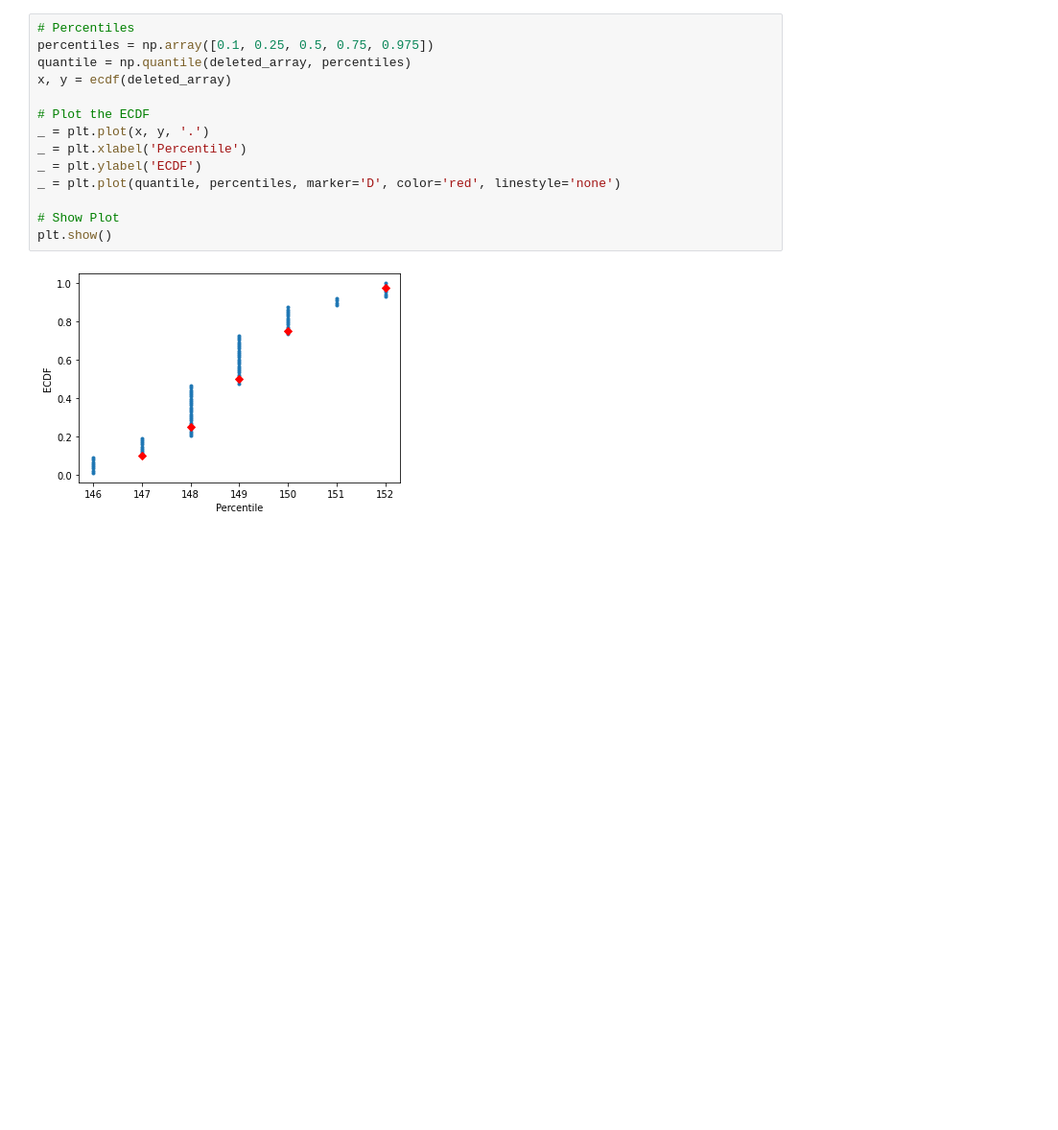
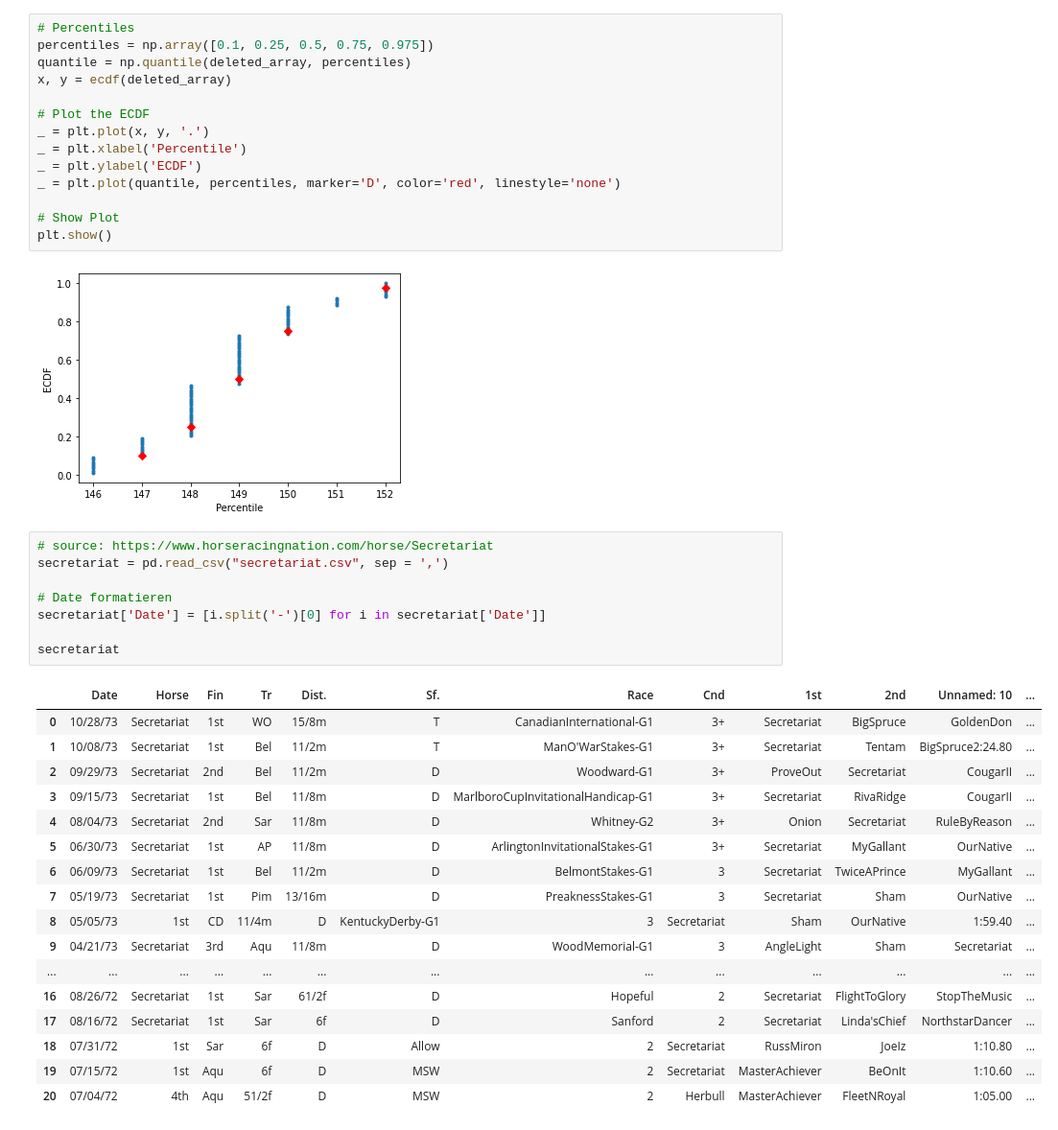
Before and after one commit to SurMux/ds, a Jupyter notebook: secretariat.ipynb, the cells around one changed output. Shown: that part at 96% size. Cells and saved outputs as stored; diff of their text form; blank space fills up the shorter version.

```diff
--- a/secretariat.ipynb
+++ b/secretariat.ipynb
@@ -322,3 +323,29 @@ _ = plt.plot(quantile, percentiles, marker='D', color='red', linestyle='none')
 plt.show()
 # %% [output]
 [figure]
+# %%
+# source: https://www.horseracingnation.com/horse/Secretariat
+secretariat = pd.read_csv("secretariat.csv", sep = ',')
+
+# Date formatieren
+secretariat['Date'] = [i.split('-')[0] for i in secretariat['Date']]
+
+secretariat
+# %% [output]
+|  | Date | Horse | Fin | Tr | Dist. | Sf. | Race | Cnd | 1st | 2nd | Unnamed: 10 | ... |
+| 0 | 10/28/73 | Secretariat | 1st | WO | 15/8m | T | CanadianInternational-G1 | 3+ | Secretariat | BigSpruce | GoldenDon | ... |
+| 1 | 10/08/73 | Secretariat | 1st | Bel | 11/2m | T | ManO'WarStakes-G1 | 3+ | Secretariat | Tentam | BigSpruce2:24.80 | ... |
+| 2 | 09/29/73 | Secretariat | 2nd | Bel | 11/2m | D | Woodward-G1 | 3+ | ProveOut | Secretariat | CougarII | ... |
+| 3 | 09/15/73 | Secretariat | 1st | Bel | 11/8m | D | MarlboroCupInvitationalHandicap-G1 | 3+ | Secretariat | RivaRidge | CougarII | ... |
+| 4 | 08/04/73 | Secretariat | 2nd | Sar | 11/8m | D | Whitney-G2 | 3+ | Onion | Secretariat | RuleByReason | ... |
+| 5 | 06/30/73 | Secretariat | 1st | AP | 11/8m | D | ArlingtonInvitationalStakes-G1 | 3+ | Secretariat | MyGallant | OurNative | ... |
+| 6 | 06/09/73 | Secretariat | 1st | Bel | 11/2m | D | BelmontStakes-G1 | 3 | Secretariat | TwiceAPrince | MyGallant | ... |
+| 7 | 05/19/73 | Secretariat | 1st | Pim | 13/16m | D | PreaknessStakes-G1 | 3 | Secretariat | Sham | OurNative | ... |
+| 8 | 05/05/73 | 1st | CD | 11/4m | D | KentuckyDerby-G1 | 3 | Secretariat | Sham | OurNative | 1:59.40 | ... |
+| 9 | 04/21/73 | Secretariat | 3rd | Aqu | 11/8m | D | WoodMemorial-G1 | 3 | AngleLight | Sham | Secretariat | ... |
+| ... | ... | ... | ... | ... | ... | ... | ... | ... | ... | ... | ... | ... |
+| 16 | 08/26/72 | Secretariat | 1st | Sar | 61/2f | D | Hopeful | 2 | Secretariat | FlightToGlory | StopTheMusic | ... |
+| 17 | 08/16/72 | Secretariat | 1st | Sar | 6f | D | Sanford | 2 | Secretariat | Linda'sChief | NorthstarDancer | ... |
+| 18 | 07/31/72 | 1st | Sar | 6f | D | Allow | 2 | Secretariat | RussMiron | JoeIz | 1:10.80 | ... |
+| 19 | 07/15/72 | 1st | Aqu | 6f | D | MSW | 2 | Secretariat | MasterAchiever | BeOnIt | 1:10.60 | ... |
+| 20 | 07/04/72 | 4th | Aqu | 51/2f | D | MSW | 2 | Herbull | MasterAchiever | FleetNRoyal | 1:05.00 | ... |
```
Also changed, not shown: parts of 7 cells of this notebook.
